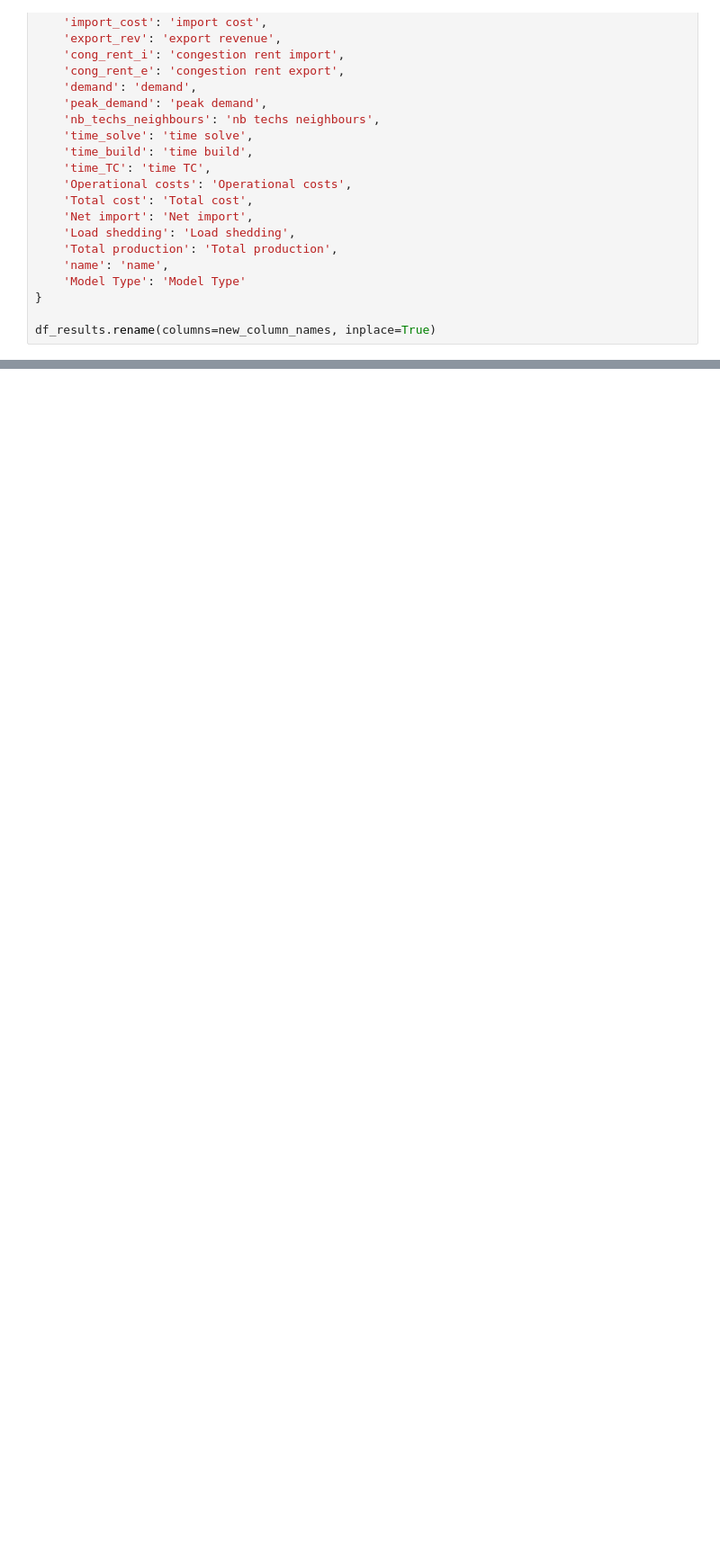
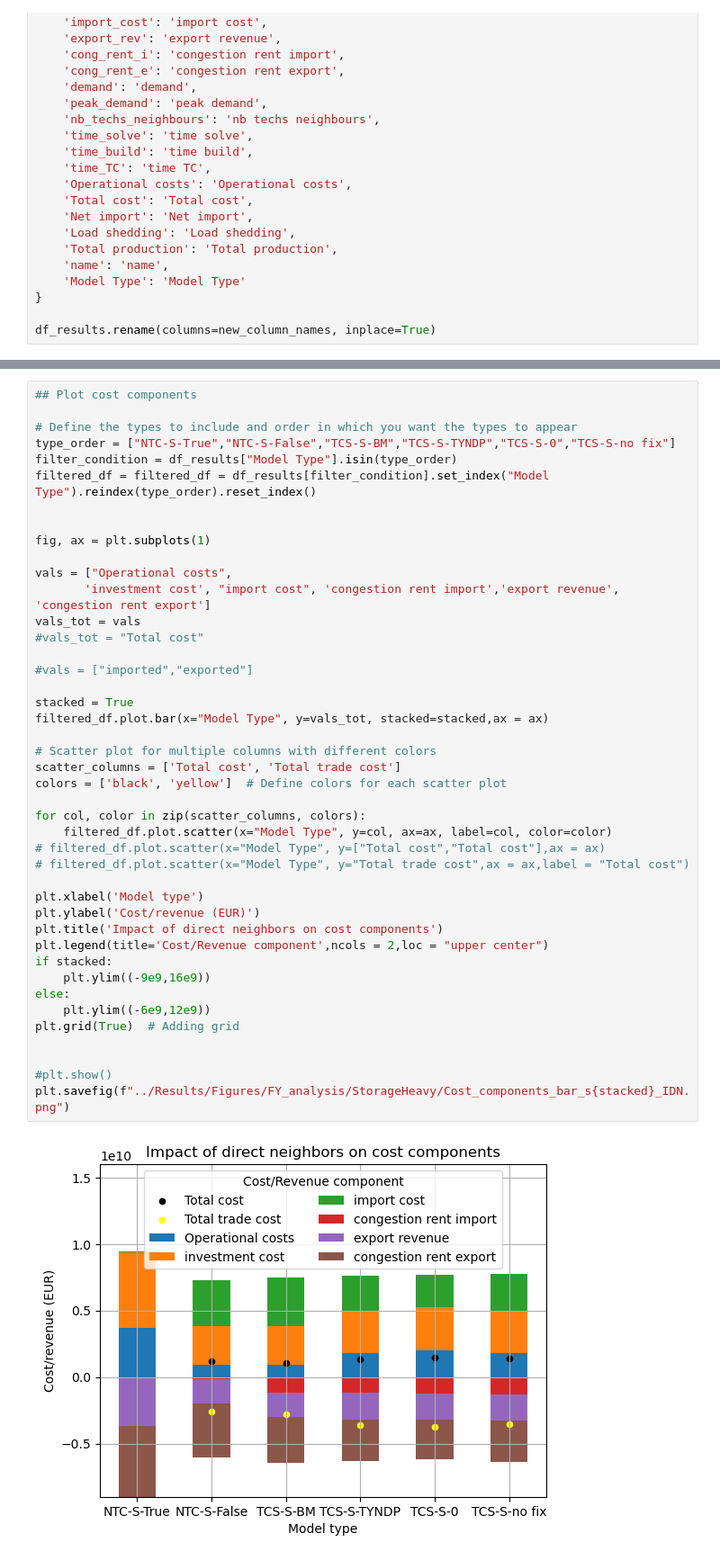
Before and after one commit to KristofPhillips95/ImportExport, a Jupyter notebook: analysis_scripts/Storage_heavy_node.ipynb, the cells around one changed output, grey strips where cells are left out. Shown at 90% size. Cells and saved outputs as stored; diff of their text form; blank space fills up the shorter version.

Commit message:
Update Analysis scripts

```diff
--- a/analysis_scripts/Storage_heavy_node.ipynb
+++ b/analysis_scripts/Storage_heavy_node.ipynb
@@ -144,0 +143,45 @@ plt.savefig(f"../Results/Figures/FY_analysis/StorageHeavy/Installed_capacities_b
+# %%
+## Plot cost components
+
+# Define the types to include and order in which you want the types to appear
+type_order = ["NTC-S-True","NTC-S-False","TCS-S-BM","TCS-S-TYNDP","TCS-S-0","TCS-S-no fix"]
+filter_condition = df_results["Model Type"].isin(type_order)
+filtered_df = filtered_df = df_results[filter_condition].set_index("Model Type").reindex(type_order).reset_index()
+
+
+fig, ax = plt.subplots(1)
+
+vals = ["Operational costs",
+       'investment cost', "import cost", 'congestion rent import','export revenue', 'congestion rent export']
+vals_tot = vals
+#vals_tot = "Total cost"
+
+#vals = ["imported","exported"]
+
+stacked = True
+filtered_df.plot.bar(x="Model Type", y=vals_tot, stacked=stacked,ax = ax)
+
+# Scatter plot for multiple columns with different colors
+scatter_columns = ['Total cost', 'Total trade cost']
+colors = ['black', 'yellow']  # Define colors for each scatter plot
+
+for col, color in zip(scatter_columns, colors):
+    filtered_df.plot.scatter(x="Model Type", y=col, ax=ax, label=col, color=color)
+# filtered_df.plot.scatter(x="Model Type", y=["Total cost","Total cost"],ax = ax)
+# filtered_df.plot.scatter(x="Model Type", y="Total trade cost",ax = ax,label = "Total cost")
+
+plt.xlabel('Model type')
+plt.ylabel('Cost/revenue (EUR)')
+plt.title('Impact of direct neighbors on cost components')
+plt.legend(title='Cost/Revenue component',ncols = 2,loc = "upper center")
+if stacked:
+    plt.ylim((-9e9,16e9))
+else:
+    plt.ylim((-6e9,12e9))
+plt.grid(True)  # Adding grid
+
+
+#plt.show()
+plt.savefig(f"../Results/Figures/FY_analysis/StorageHeavy/Cost_components_bar_s{stacked}_IDN.png")
+# %% [output]
+[figure, added]
```
Also changed, not shown: parts of 7 cells of this notebook, 2 other files.
